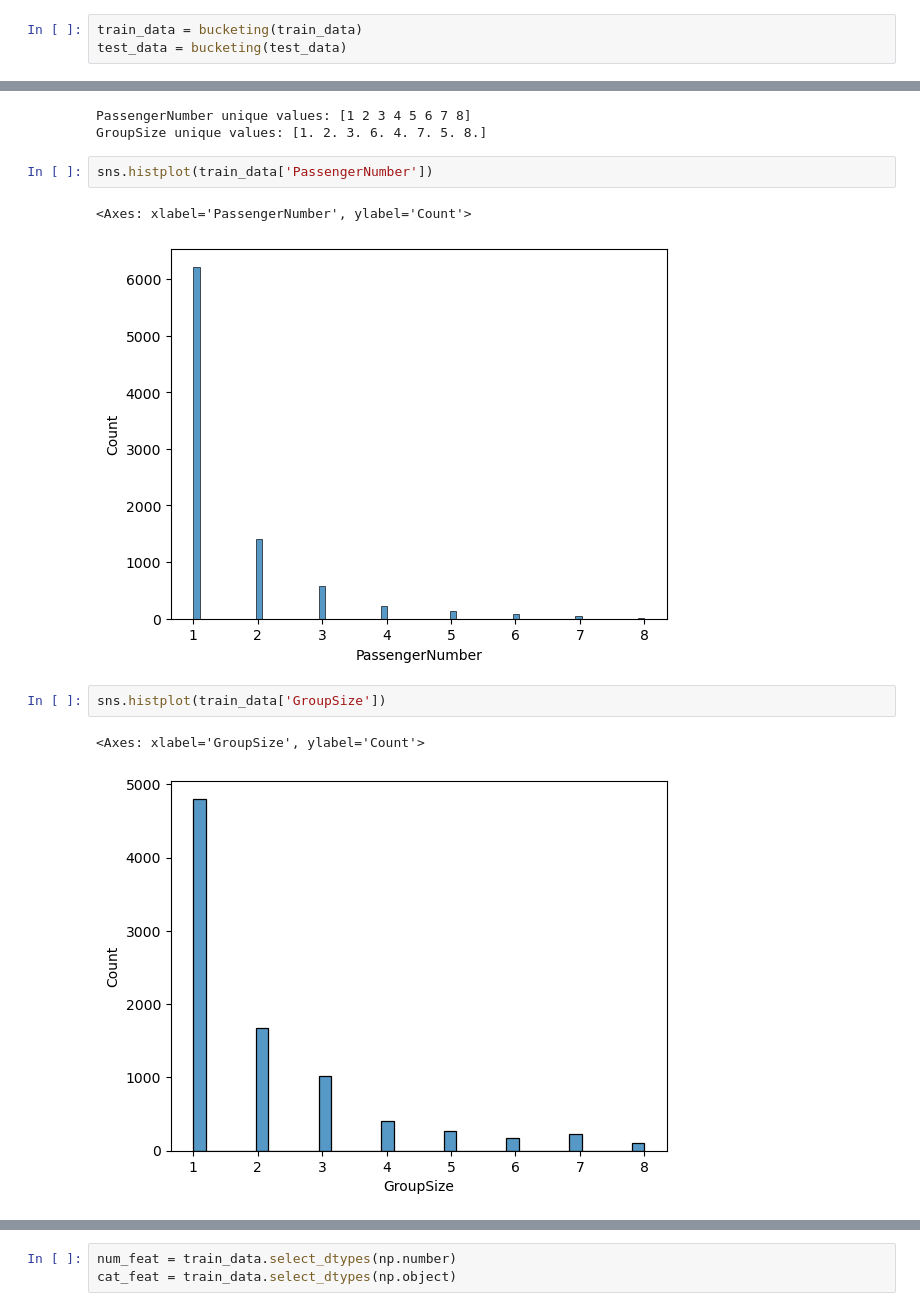
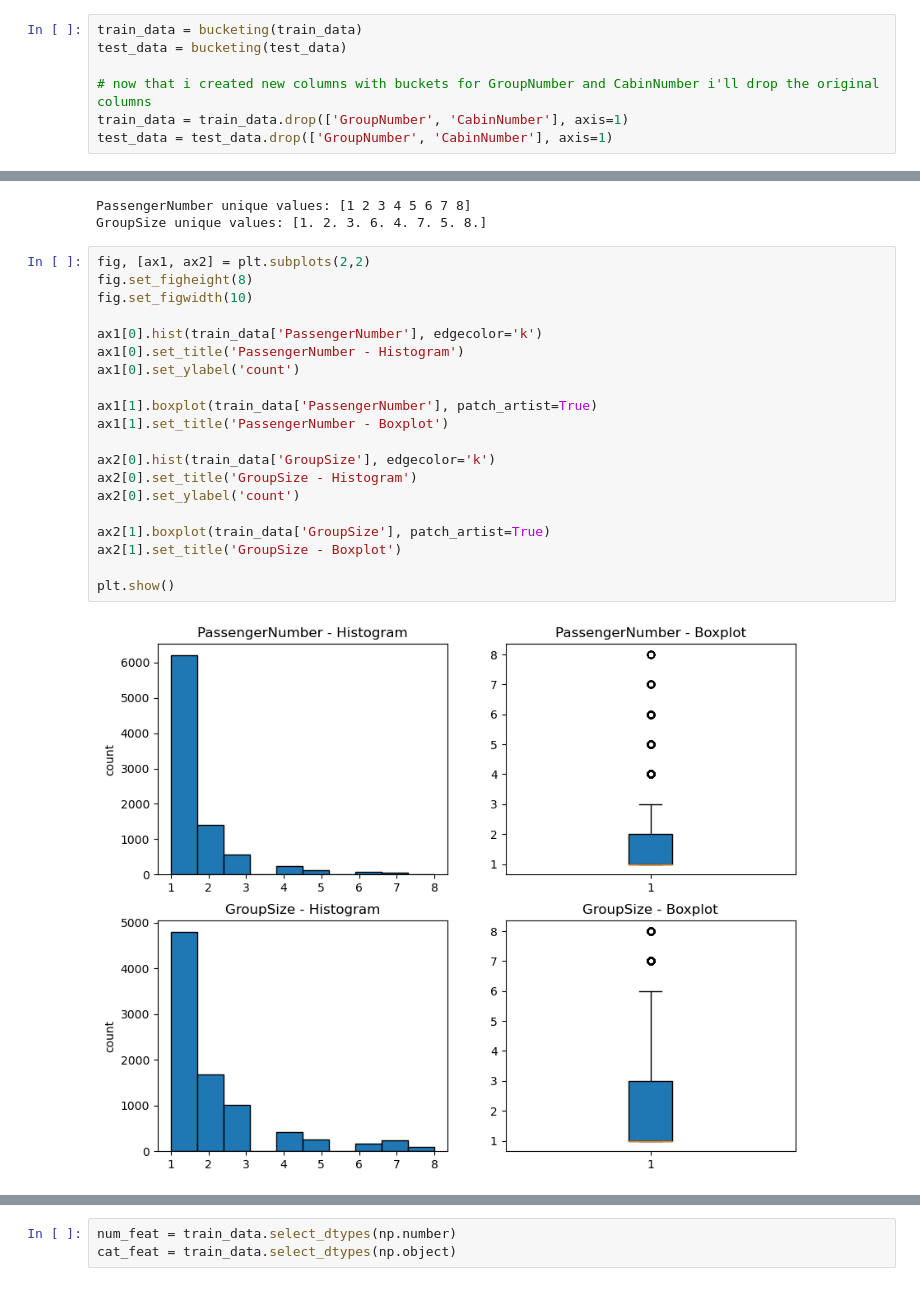
Before and after one commit to gustavossbarros/Ironhack_Final_Project_Spaceship_Titanic, a Jupyter notebook: deliverables/Final Bootcamp Project - Spaceship Titanic.ipynb, the cells around one changed output, grey strips where cells are left out. Cells and saved outputs as stored; diff of their text form.

```diff
--- a/deliverables/Final Bootcamp Project - Spaceship Titanic.ipynb
+++ b/deliverables/Final Bootcamp Project - Spaceship Titanic.ipynb
@@ -368,6 +368,10 @@ def bucketing(df):
 # %%
 train_data = bucketing(train_data)
 test_data = bucketing(test_data)
+
+# now that i created new columns with buckets for GroupNumber and CabinNumber i'll drop the original columns
+train_data = train_data.drop(['GroupNumber', 'CabinNumber'], axis=1)
+test_data = test_data.drop(['GroupNumber', 'CabinNumber'], axis=1)
 # %%
 train_data.head()
 # %% [output]
@@ -385,13 +388,25 @@ print('GroupSize unique values:', train_data['GroupSize'].unique())
 PassengerNumber unique values: [1 2 3 4 5 6 7 8]
 GroupSize unique values: [1. 2. 3. 6. 4. 7. 5. 8.]
 # %%
-sns.histplot(train_data['PassengerNumber'])
+fig, [ax1, ax2] = plt.subplots(2,2)
+fig.set_figheight(8)
+fig.set_figwidth(10)
+
+ax1[0].hist(train_data['PassengerNumber'], edgecolor='k')
+ax1[0].set_title('PassengerNumber - Histogram')
+ax1[0].set_ylabel('count')
+
+ax1[1].boxplot(train_data['PassengerNumber'], patch_artist=True)
+ax1[1].set_title('PassengerNumber - Boxplot')
+
+ax2[0].hist(train_data['GroupSize'], edgecolor='k')
+ax2[0].set_title('GroupSize - Histogram')
+ax2[0].set_ylabel('count')
+
+ax2[1].boxplot(train_data['GroupSize'], patch_artist=True)
+ax2[1].set_title('GroupSize - Boxplot')
+
+plt.show()
 # %% [output]
-<Axes: xlabel='PassengerNumber', ylabel='Count'>
-[figure, old version]
+[figure, new version]
-# %%
-sns.histplot(train_data['GroupSize'])
-# %% [output]
-<Axes: xlabel='GroupSize', ylabel='Count'>
-[figure, removed]
 # %%
```
Also changed, not shown: parts of 11 cells of this notebook.
